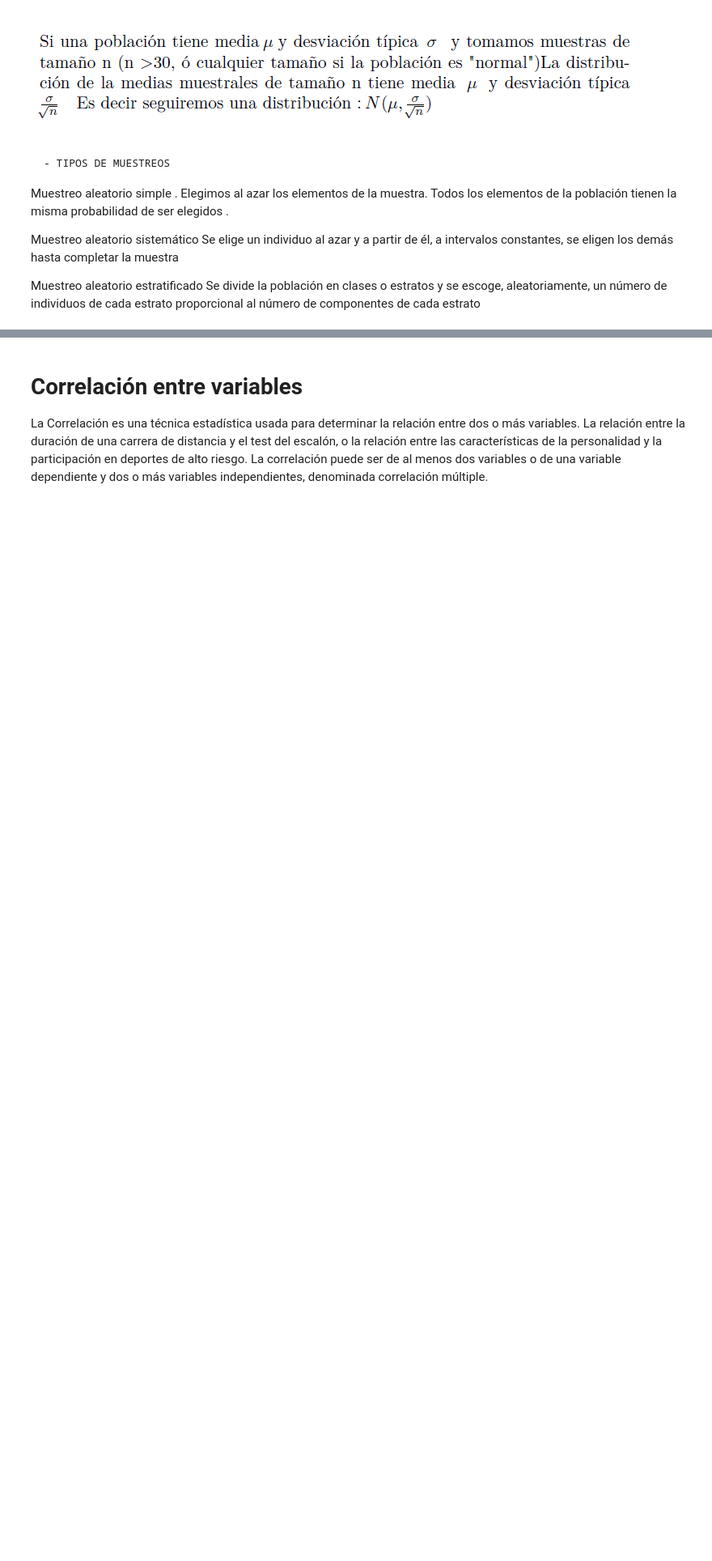
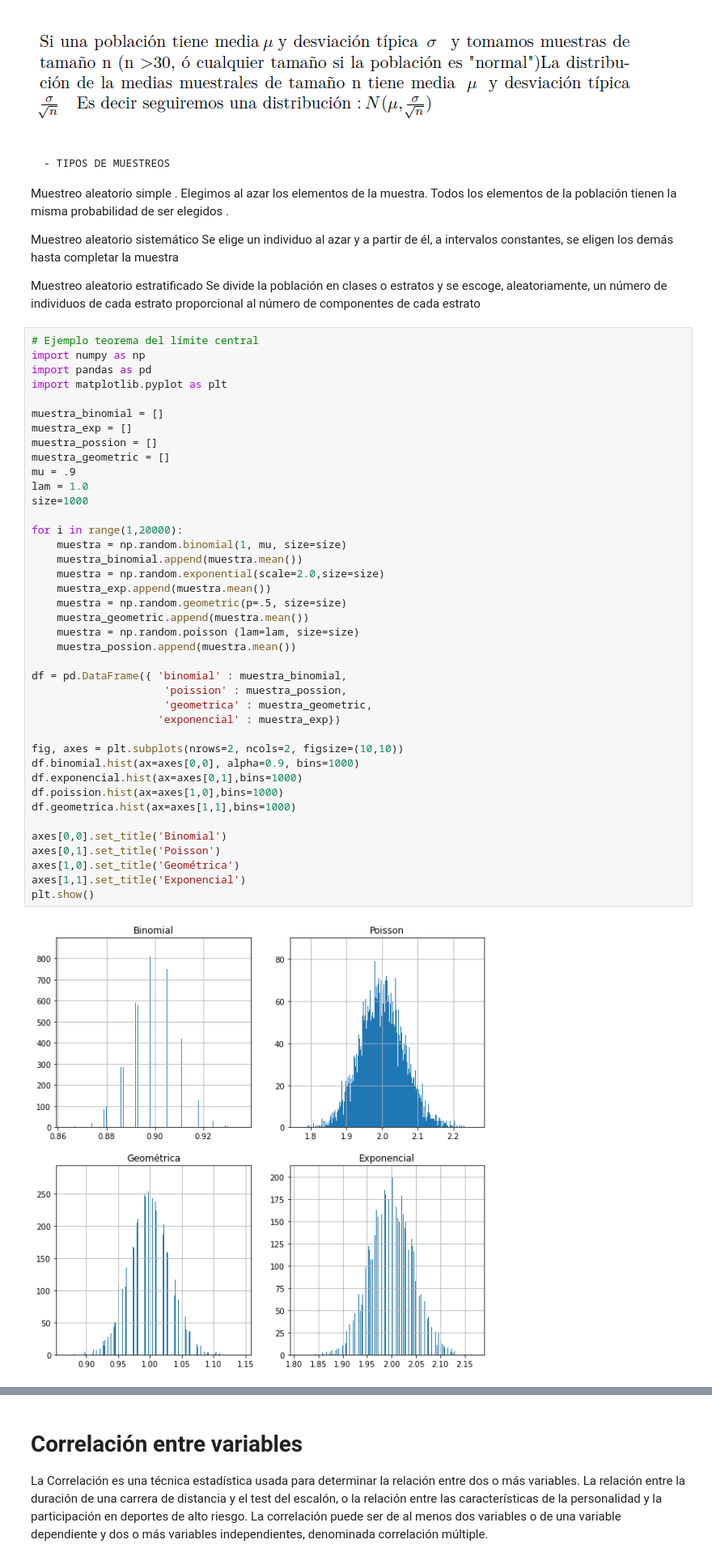
Before and after one commit to lwill2897/EstadisticaBasicas, a Jupyter notebook: Estadistica.ipynb, the cells around one changed output, grey strips where cells are left out. Shown at 81% size. Cells and saved outputs as stored; diff of their text form; blank space fills up the shorter version.

```diff
--- a/Estadistica.ipynb
+++ b/Estadistica.ipynb
@@ -107,6 +133,48 @@ Muestreo aleatorio simple . Elegimos al azar los elementos de la muestra. Todos
 Muestreo aleatorio sistemático Se elige un individuo al azar y a partir de él, a intervalos constantes, se eligen los demás hasta completar la muestra
 
 Muestreo aleatorio estratificado Se divide la población en clases o estratos y se escoge, aleatoriamente, un número de individuos de cada estrato proporcional al número de componentes de cada estrato
+# %%
+# Ejemplo teorema del límite central
+import numpy as np
+import pandas as pd
+import matplotlib.pyplot as plt
+
+muestra_binomial = []
+muestra_exp = []
+muestra_possion = []
+muestra_geometric = []
+mu = .9
+lam = 1.0
+size=1000
+
+for i in range(1,20000):
+    muestra = np.random.binomial(1, mu, size=size)
+    muestra_binomial.append(muestra.mean())
+    muestra = np.random.exponential(scale=2.0,size=size)
+    muestra_exp.append(muestra.mean())
+    muestra = np.random.geometric(p=.5, size=size)
+    muestra_geometric.append(muestra.mean())
+    muestra = np.random.poisson (lam=lam, size=size)
+    muestra_possion.append(muestra.mean())
+
+df = pd.DataFrame({ 'binomial' : muestra_binomial,
+                     'poission' : muestra_possion,
+                     'geometrica' : muestra_geometric,
+                    'exponencial' : muestra_exp})
+
+fig, axes = plt.subplots(nrows=2, ncols=2, figsize=(10,10))
+df.binomial.hist(ax=axes[0,0], alpha=0.9, bins=1000)
+df.exponencial.hist(ax=axes[0,1],bins=1000)
+df.poission.hist(ax=axes[1,0],bins=1000)
+df.geometrica.hist(ax=axes[1,1],bins=1000)
+
+axes[0,0].set_title('Binomial')
+axes[0,1].set_title('Poisson')
+axes[1,0].set_title('Geométrica')
+axes[1,1].set_title('Exponencial')
+plt.show()
+# %% [output]
+[figure, added]
 # %% [markdown]
 # Hipotesis de contraste
 Una hipótesis estadística es una afirmación respecto a alguna característica de una población.  Contrastar una hipótesis es comparar las predicciones con la realidad que observamos. Si dentro del margen de error que nos permitimos admitir, hay coincidencia, aceptaremos la hipótesis y en caso contrario la rechazaremos.
```
Also changed, not shown: parts of 15 cells of this notebook.
